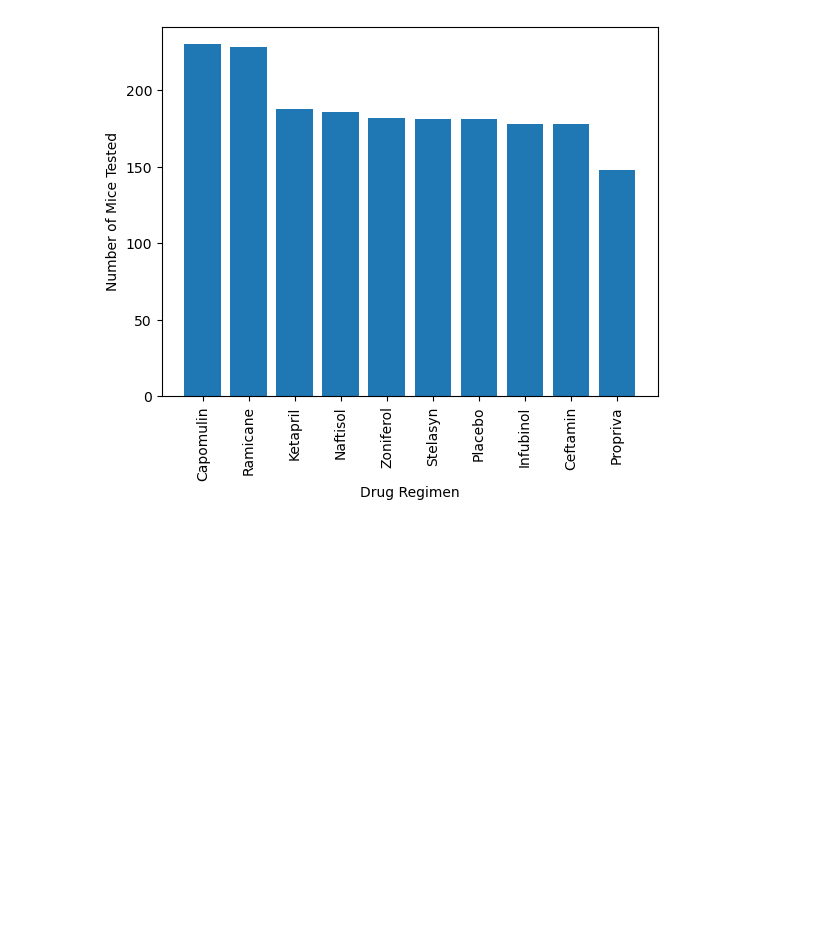
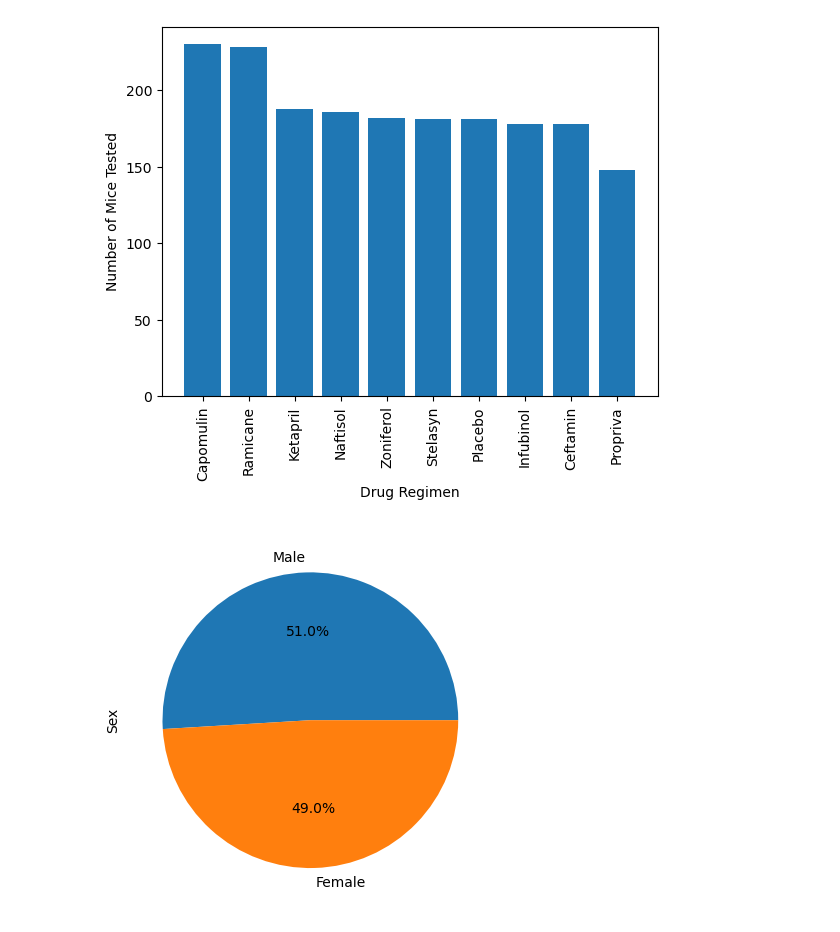
Before and after one commit to annienewwin/Data-Visualization, a Jupyter notebook: Mice_Data_Visual.ipynb, the cells around one changed output. Saved outputs shown, nothing was run; the diff lists cells and outputs as text; code cells hidden in the pictures; blank space fills up the shorter version.

Commit message:
Finishing Pie Charts

```diff
--- a/Mice_Data_Visual.ipynb
+++ b/Mice_Data_Visual.ipynb
@@ -159,3 +159,8 @@ plt.show()
 [figure]
 # %%
 # Generate a pie chart showing the distribution of females vs. males using Pandas
+mouse_sex_count = clean_mouse_df.Sex.value_counts()
+mouse_sex_count.plot(kind="pie", autopct="%1.1f%%")
+plt.show()
+# %% [output]
+[figure, added]
```
Also changed, not shown: parts of 2 cells of this notebook.
